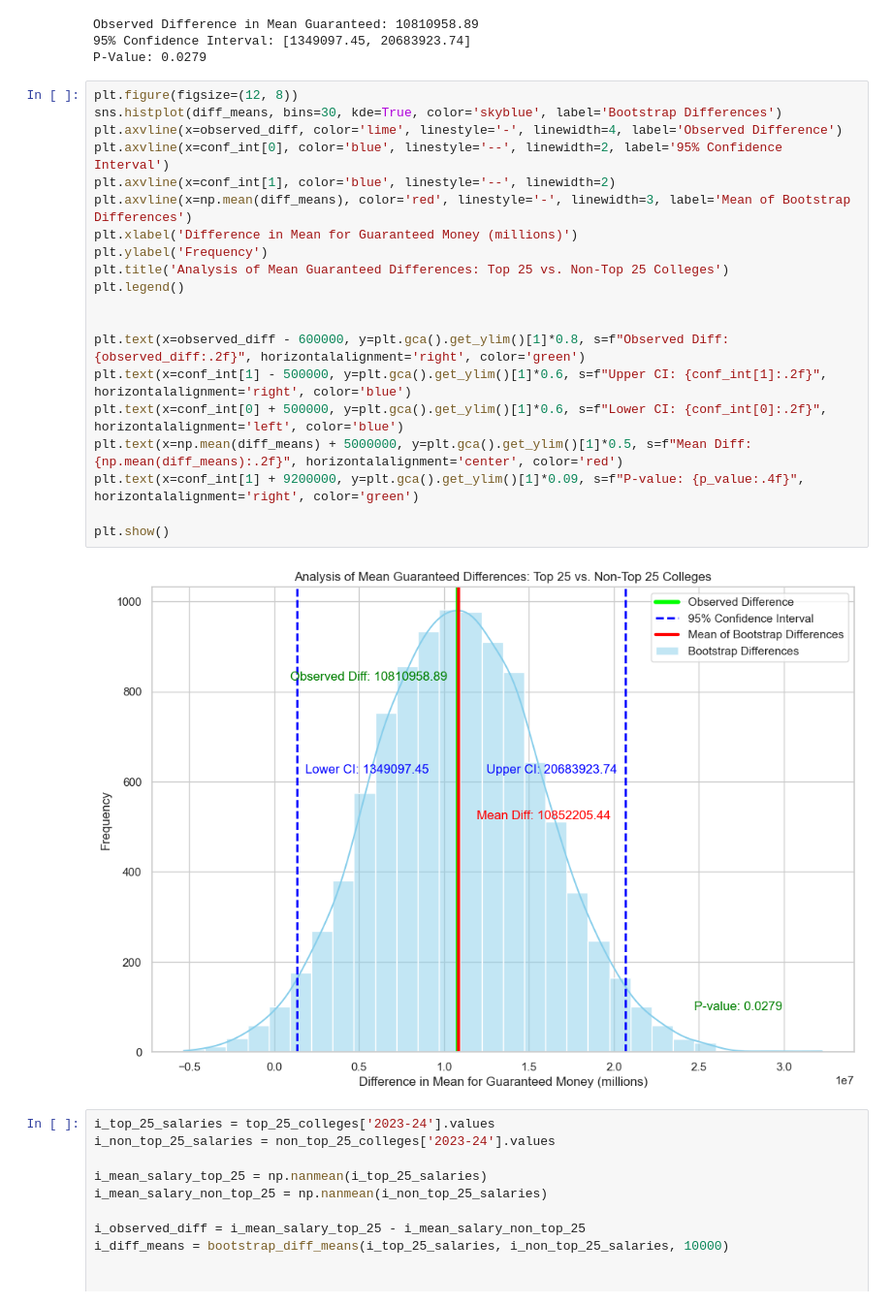
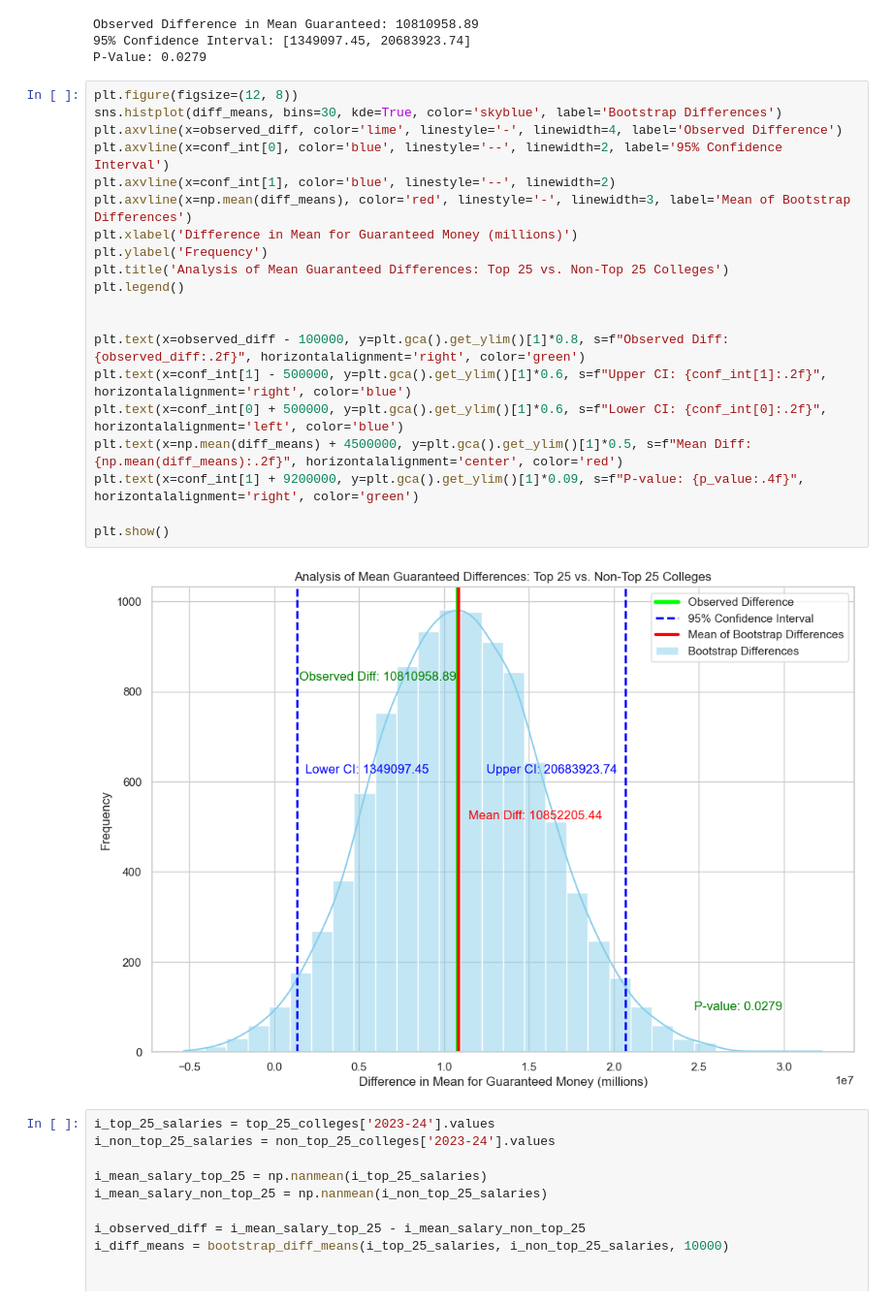
Before and after one commit to RDPJ04/Project-216, a Jupyter notebook: data.ipynb, the cells around one changed output. Shown: that part at 97% size. Saved outputs shown, nothing was run; the diff lists cells and outputs as text.

```diff
--- a/data.ipynb
+++ b/data.ipynb
@@ -88,25 +88,25 @@ P-Value: 0.0279
 # %%
 plt.figure(figsize=(12, 8))
 sns.histplot(diff_means, bins=30, kde=True, color='skyblue', label='Bootstrap Differences')
 plt.axvline(x=observed_diff, color='lime', linestyle='-', linewidth=4, label='Observed Difference')
 plt.axvline(x=conf_int[0], color='blue', linestyle='--', linewidth=2, label='95% Confidence Interval')
 plt.axvline(x=conf_int[1], color='blue', linestyle='--', linewidth=2)
 plt.axvline(x=np.mean(diff_means), color='red', linestyle='-', linewidth=3, label='Mean of Bootstrap Differences')
 plt.xlabel('Difference in Mean for Guaranteed Money (millions)')
 plt.ylabel('Frequency')
 plt.title('Analysis of Mean Guaranteed Differences: Top 25 vs. Non-Top 25 Colleges')
 plt.legend()
 
 
-plt.text(x=observed_diff - 600000, y=plt.gca().get_ylim()[1]*0.8, s=f"Observed Diff: {observed_diff:.2f}", horizontalalignment='right', color='green')
+plt.text(x=observed_diff - 100000, y=plt.gca().get_ylim()[1]*0.8, s=f"Observed Diff: {observed_diff:.2f}", horizontalalignment='right', color='green')
 plt.text(x=conf_int[1] - 500000, y=plt.gca().get_ylim()[1]*0.6, s=f"Upper CI: {conf_int[1]:.2f}", horizontalalignment='right', color='blue')
 plt.text(x=conf_int[0] + 500000, y=plt.gca().get_ylim()[1]*0.6, s=f"Lower CI: {conf_int[0]:.2f}", horizontalalignment='left', color='blue')
-plt.text(x=np.mean(diff_means) + 5000000, y=plt.gca().get_ylim()[1]*0.5, s=f"Mean Diff: {np.mean(diff_means):.2f}", horizontalalignment='center', color='red')
+plt.text(x=np.mean(diff_means) + 4500000, y=plt.gca().get_ylim()[1]*0.5, s=f"Mean Diff: {np.mean(diff_means):.2f}", horizontalalignment='center', color='red')
 plt.text(x=conf_int[1] + 9200000, y=plt.gca().get_ylim()[1]*0.09, s=f"P-value: {p_value:.4f}", horizontalalignment='right', color='green')
 
 plt.show()
 # %% [output]
-[figure, old version]
+[figure, new version]
 # %%
 i_top_25_salaries = top_25_colleges['2023-24'].values
 i_non_top_25_salaries = non_top_25_colleges['2023-24'].values
```
Also changed, not shown: parts of 1 cell of this notebook.
